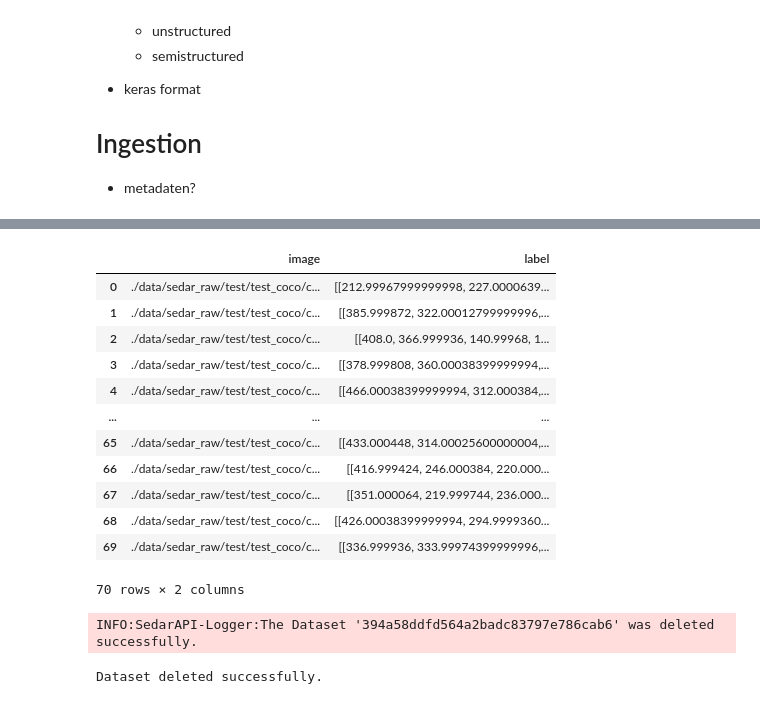
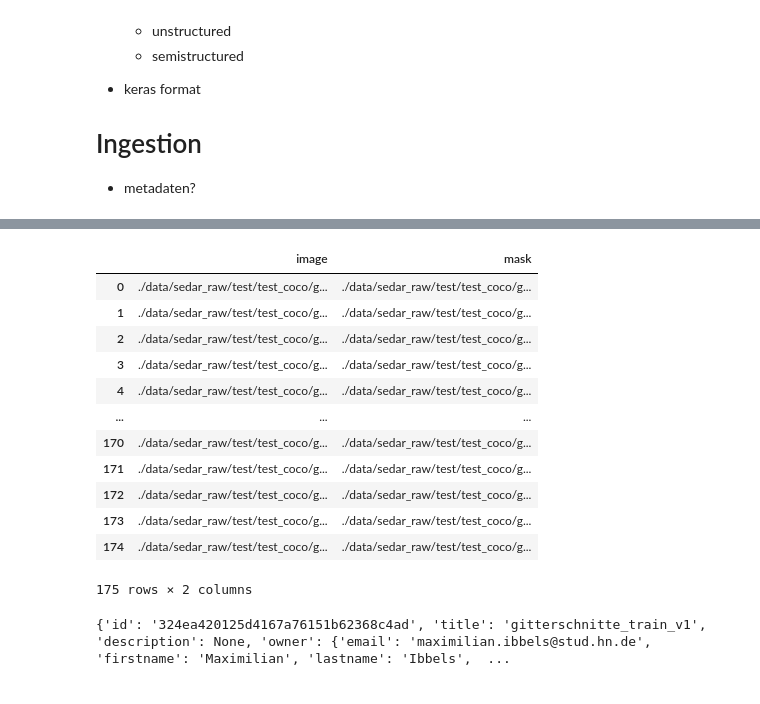
Before and after one commit to mibbels/automlwrapper, a Jupyter notebook: test.ipynb, the cells around one changed output, grey strips where cells are left out. Saved outputs shown, nothing was run; the diff lists cells and outputs as text; code cells hidden in the pictures.

```diff
--- a/test.ipynb
+++ b/test.ipynb
@@ -234,35 +236,36 @@ INFO: the data has been written to: ./data/sedar_raw/test/coco_22_balanced.zip
 # %%
-DataLoader.zip_to_coco_df_gluon(loc[0], './data/sedar_raw/test/test_coco')
+DataLoader.zip_to_segmentation_df_gluon(loc[0], './data/sedar_raw/test/test_coco')
 # %% [output]
-|  | image | label |
-| 0 | ./data/sedar_raw/test/test_coco/c... | [[212.99967999999998, 227.0000639... |
-| 1 | ./data/sedar_raw/test/test_coco/c... | [[385.999872, 322.00012799999996,... |
-| 2 | ./data/sedar_raw/test/test_coco/c... | [[408.0, 366.999936, 140.99968, 1... |
-| 3 | ./data/sedar_raw/test/test_coco/c... | [[378.999808, 360.00038399999994,... |
-| 4 | ./data/sedar_raw/test/test_coco/c... | [[466.00038399999994, 312.000384,... |
+|  | image | mask |
+| 0 | ./data/sedar_raw/test/test_coco/g... | ./data/sedar_raw/test/test_coco/g... |
+| 1 | ./data/sedar_raw/test/test_coco/g... | ./data/sedar_raw/test/test_coco/g... |
+| 2 | ./data/sedar_raw/test/test_coco/g... | ./data/sedar_raw/test/test_coco/g... |
+| 3 | ./data/sedar_raw/test/test_coco/g... | ./data/sedar_raw/test/test_coco/g... |
+| 4 | ./data/sedar_raw/test/test_coco/g... | ./data/sedar_raw/test/test_coco/g... |
 | ... | ... | ... |
-| 65 | ./data/sedar_raw/test/test_coco/c... | [[433.000448, 314.00025600000004,... |
-| 66 | ./data/sedar_raw/test/test_coco/c... | [[416.999424, 246.000384, 220.000... |
-| 67 | ./data/sedar_raw/test/test_coco/c... | [[351.000064, 219.999744, 236.000... |
-| 68 | ./data/sedar_raw/test/test_coco/c... | [[426.00038399999994, 294.9999360... |
-| 69 | ./data/sedar_raw/test/test_coco/c... | [[336.999936, 333.99974399999996,... |
+| 170 | ./data/sedar_raw/test/test_coco/g... | ./data/sedar_raw/test/test_coco/g... |
+| 171 | ./data/sedar_raw/test/test_coco/g... | ./data/sedar_raw/test/test_coco/g... |
+| 172 | ./data/sedar_raw/test/test_coco/g... | ./data/sedar_raw/test/test_coco/g... |
+| 173 | ./data/sedar_raw/test/test_coco/g... | ./data/sedar_raw/test/test_coco/g... |
+| 174 | ./data/sedar_raw/test/test_coco/g... | ./data/sedar_raw/test/test_coco/g... |
-70 rows × 2 columns
+175 rows × 2 columns
 # %%
 
 
 
 
-if 0:
+if 1:
     ws = sedar.get_workspace('13b4787c3e454649aa05a4cd680edc37')
-    dataset = ws.get_dataset('')
+    dataset = ws.get_dataset('324ea420125d4167a76151b62368c4ad')
 
-
-    try:
-        success = dataset.delete()
-        if success:
-            print("Dataset deleted successfully.")
-    except Exception as e:
-        print(e)
+    # try:
+    #     success = dataset.delete()
+    #     if success:
+    #         print("Dataset deleted successfully.")
+    # except Exception as e:
+    #     print(e)
-# %% [output]
-INFO:SedarAPI-Logger:The Dataset '394a58ddfd564a2badc83797e786cab6' was deleted successfully.
-Dataset deleted successfully.
+# %%
+print(    dataset.content
+)
+# %% [output]
+{'id': '324ea420125d4167a76151b62368c4ad', 'title': 'gitterschnitte_train_v1', 'description': None, 'owner': {'email': 'maximilian.ibbels@stud.hn.de', 'firstname': 'Maximilian', 'lastname': 'Ibbels',  ...
```
Also changed, not shown: parts of 3 cells of this notebook, 3 other files.
